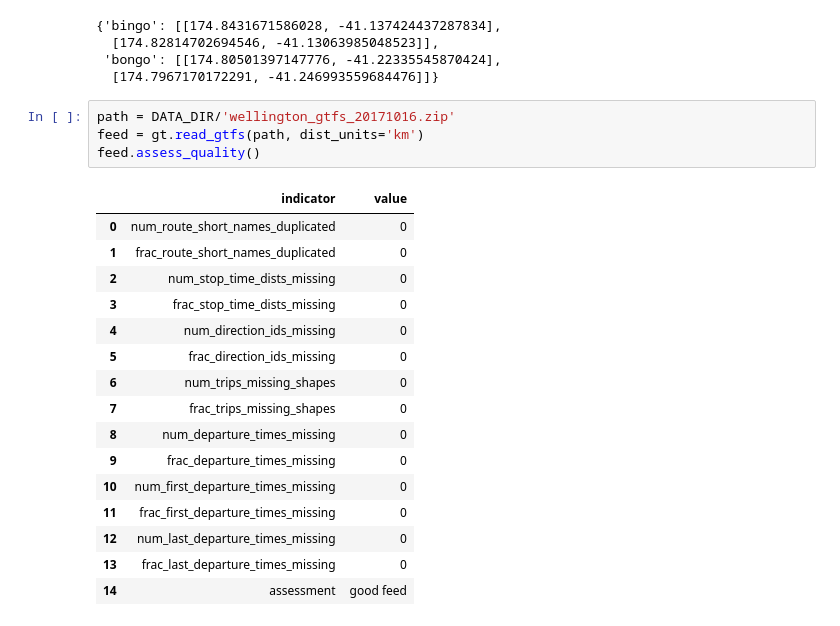
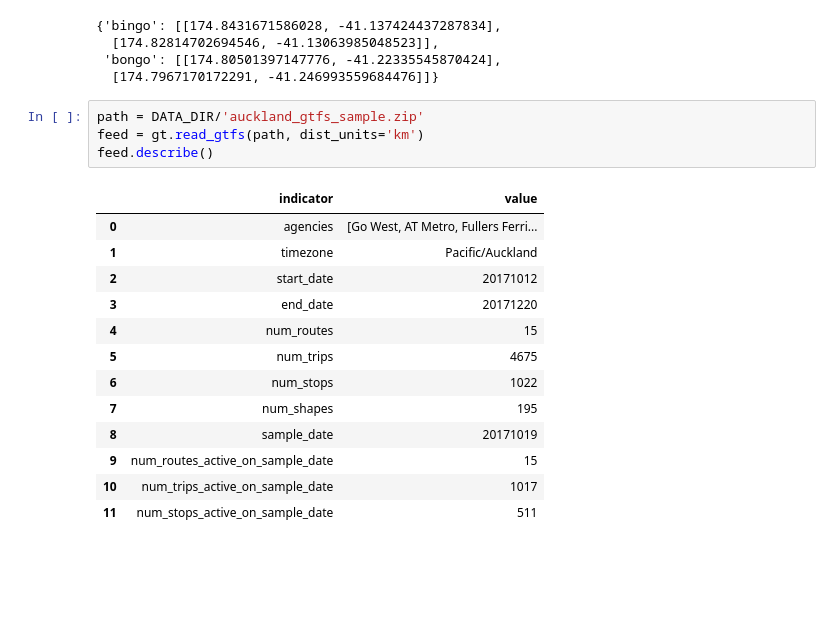
Before and after one commit to araichev/gtfs_map_matcher, a Jupyter notebook: ipynb/prototyping.ipynb, the cells around one changed output. Cells and saved outputs as stored; diff of their text form; blank space fills up the shorter version.

```diff
--- a/ipynb/prototyping.ipynb
+++ b/ipynb/prototyping.ipynb
@@ -43,26 +59,23 @@ mm.map_match_google(points_by_key, mm.get_secret(SECRETS_PATH, 'GOOGLE_API_KEY')
  'bongo': [[174.80501397147776, -41.22335545870424],
   [174.7967170172291, -41.246993559684476]]}
 # %%
-path = DATA_DIR/'wellington_gtfs_20171016.zip'
+path = DATA_DIR/'auckland_gtfs_sample.zip'
 feed = gt.read_gtfs(path, dist_units='km')
-feed.assess_quality()
+feed.describe()
 # %% [output]
 |  | indicator | value |
-| 0 | num_route_short_names_duplicated | 0 |
-| 1 | frac_route_short_names_duplicated | 0 |
-| 2 | num_stop_time_dists_missing | 0 |
-| 3 | frac_stop_time_dists_missing | 0 |
-| 4 | num_direction_ids_missing | 0 |
-| 5 | frac_direction_ids_missing | 0 |
-| 6 | num_trips_missing_shapes | 0 |
-| 7 | frac_trips_missing_shapes | 0 |
-| 8 | num_departure_times_missing | 0 |
-| 9 | frac_departure_times_missing | 0 |
-| 10 | num_first_departure_times_missing | 0 |
-| 11 | frac_first_departure_times_missing | 0 |
-| 12 | num_last_departure_times_missing | 0 |
-| 13 | frac_last_departure_times_missing | 0 |
-| 14 | assessment | good feed |
+| 0 | agencies | [Go West, AT Metro, Fullers Ferri... |
+| 1 | timezone | Pacific/Auckland |
+| 2 | start_date | 20171012 |
+| 3 | end_date | 20171220 |
+| 4 | num_routes | 15 |
+| 5 | num_trips | 4675 |
+| 6 | num_stops | 1022 |
+| 7 | num_shapes | 195 |
+| 8 | sample_date | 20171019 |
+| 9 | num_routes_active_on_sample_date | 15 |
+| 10 | num_trips_active_on_sample_date | 1017 |
+| 11 | num_stops_active_on_sample_date | 511 |
 # %%
 # Create sample points
 
```
Also changed, not shown: parts of 12 cells of this notebook, 4 other files.
